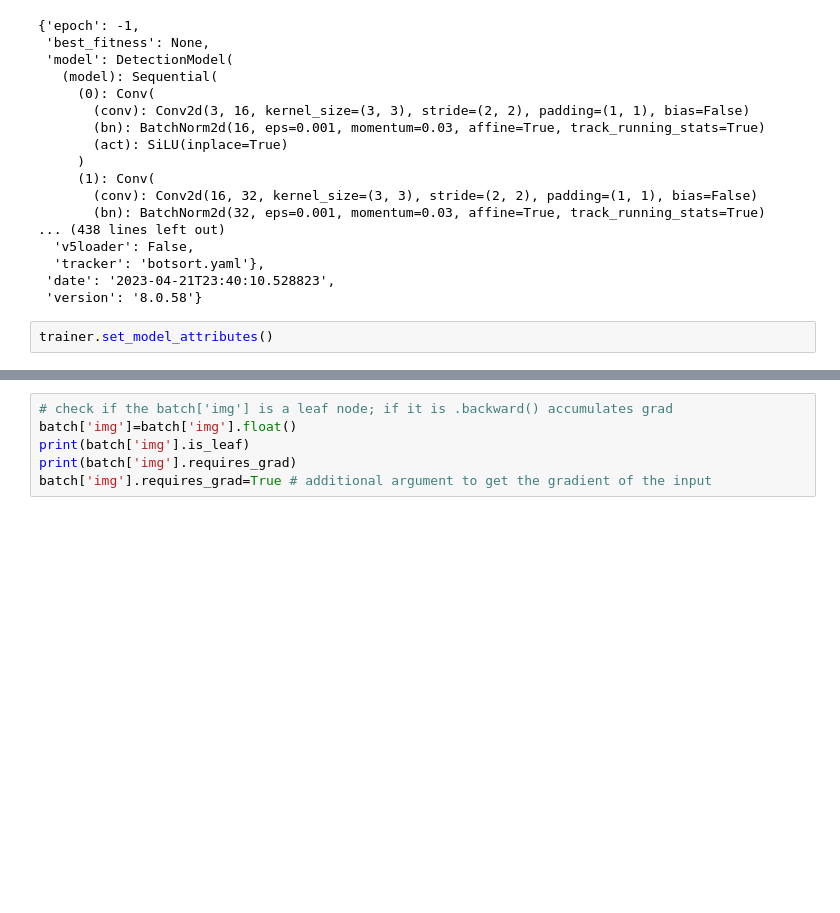
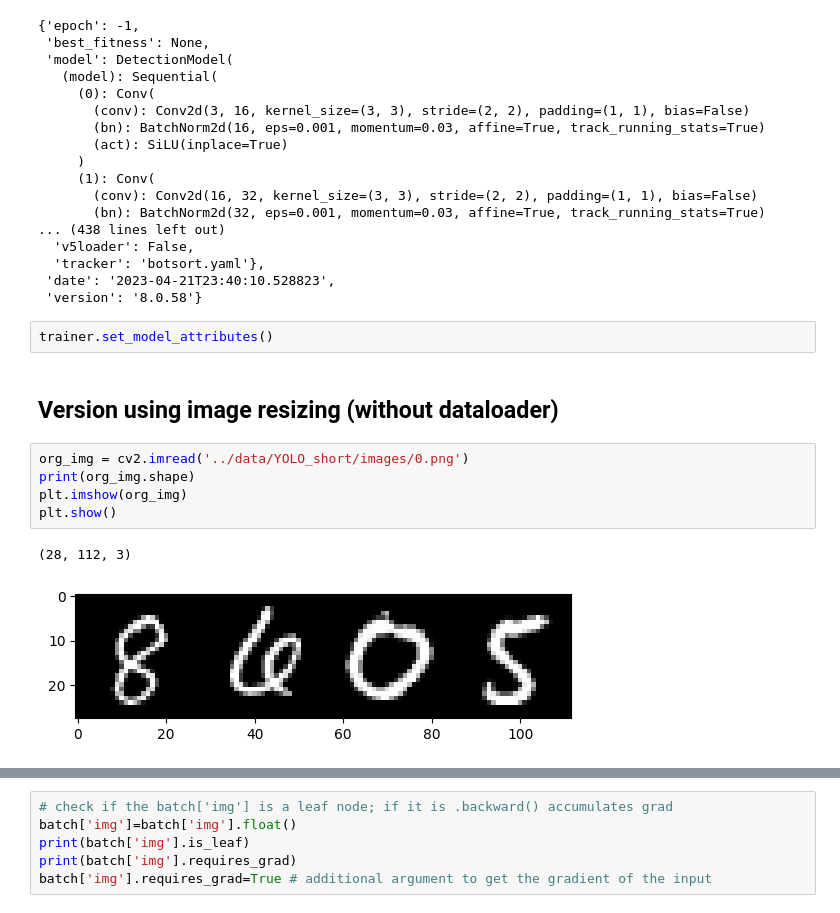
Before and after one commit to d-guo/e6998-5_final_project, a Jupyter notebook: notebooks/poc_graident_wrt_input_pretrained_weights.ipynb, the cells around one changed output, grey strips where cells are left out. Drawn from its saved outputs; the diff is of its cells as text; blank space fills up the shorter version.

Commit message:
gradient wrt org img pre resizing

```diff
--- a/notebooks/poc_graident_wrt_input_pretrained_weights.ipynb
+++ b/notebooks/poc_graident_wrt_input_pretrained_weights.ipynb
@@ -58,3 +60,13 @@ Transferred 355/355 items from pretrained weights
  'version': '8.0.58'}
 # %%
 trainer.set_model_attributes()
+# %% [markdown]
+## Version using image resizing (without dataloader)
+# %%
+org_img = cv2.imread('../data/YOLO_short/images/0.png')
+print(org_img.shape)
+plt.imshow(org_img)
+plt.show()
+# %% [output]
+(28, 112, 3)
+[figure, added]
```
Also changed, not shown: parts of 16 cells of this notebook, 1 other file.
